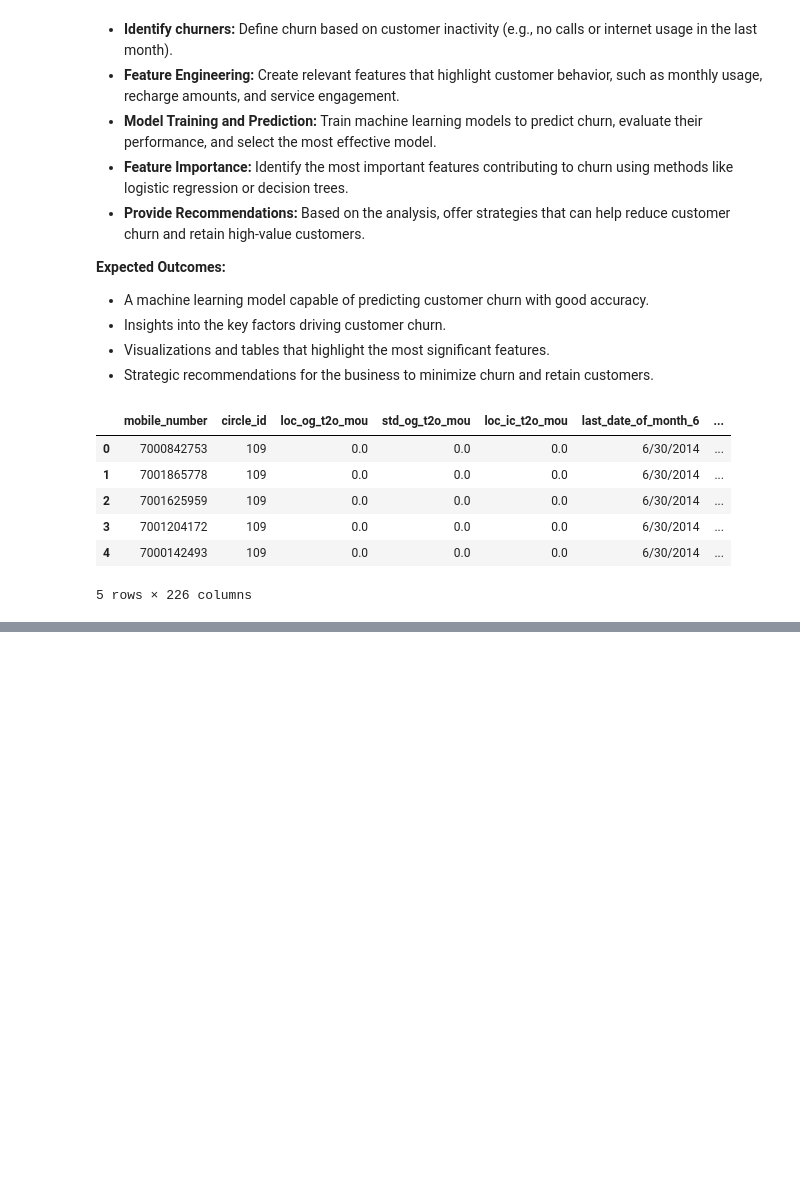
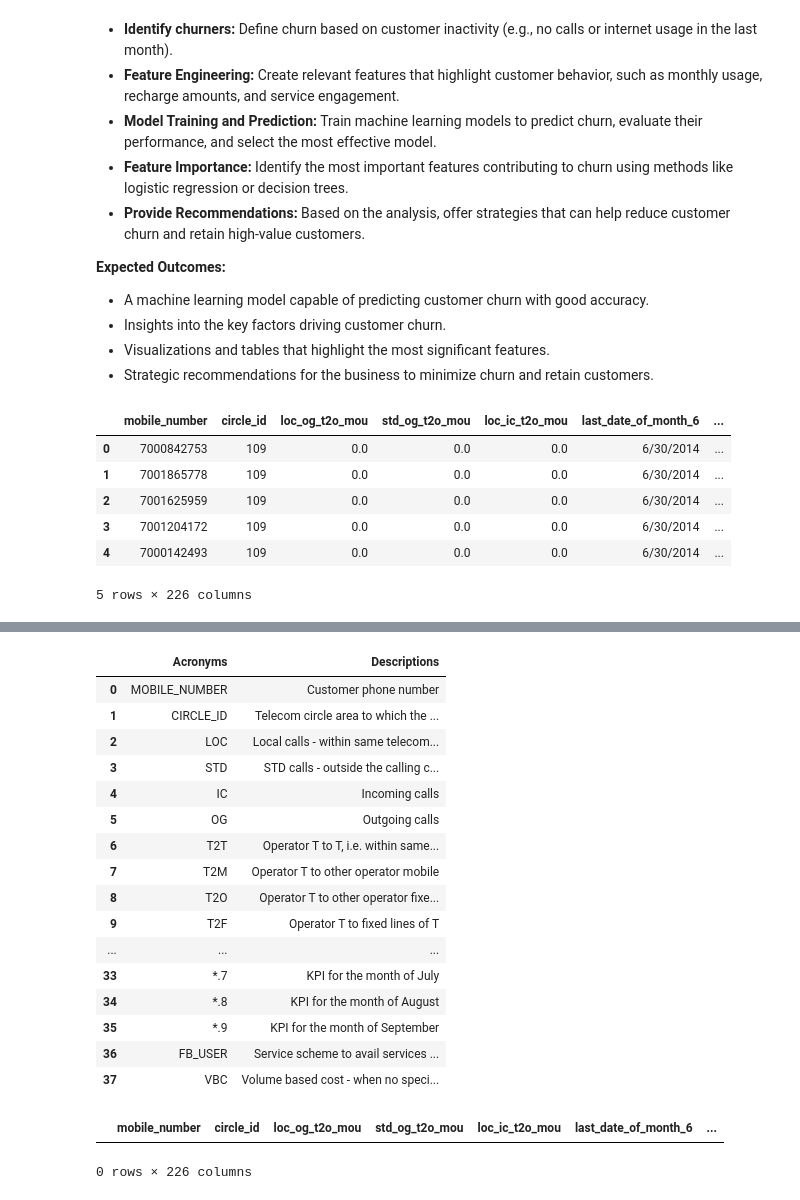
Before and after one commit to rajeshi/case_study_telcom_churn_ml2, a Jupyter notebook: Churn_UseCase_Machine_Learning_II.ipynb, the cells around one changed output, grey strips where cells are left out. Cells and saved outputs as stored; diff of their text form; code cells hidden in the pictures; blank space fills up the shorter version.

```diff
--- a/Churn_UseCase_Machine_Learning_II.ipynb
+++ b/Churn_UseCase_Machine_Learning_II.ipynb
@@ -43,0 +69,28 @@ telecom_df.head()
+# %%
+telecom_data_dictionary=pd.read_excel("Data+Dictionary-+Telecom+Churn+Case+Study.xlsx")
+# %%
+telecom_data_dictionary
+# %% [output]
+|  | Acronyms | Descriptions |
+| 0 | MOBILE_NUMBER | Customer phone number |
+| 1 | CIRCLE_ID | Telecom circle area to which the ... |
+| 2 | LOC | Local calls - within same telecom... |
+| 3 | STD | STD calls - outside the calling c... |
+| 4 | IC | Incoming calls |
+| 5 | OG | Outgoing calls |
+| 6 | T2T | Operator T to T, i.e. within same... |
+| 7 | T2M | Operator T to other operator mobile |
+| 8 | T2O | Operator T to other operator fixe... |
+| 9 | T2F | Operator T to fixed lines of T |
+| ... | ... | ... |
+| 33 | *.7 | KPI for the month of July |
+| 34 | *.8 | KPI for the month of August |
+| 35 | *.9 | KPI for the month of September |
+| 36 | FB_USER | Service scheme to avail services ... |
+| 37 | VBC | Volume based cost - when no speci... |
+# %%
+duplicated=telecom_data[telecom_data.duplicated()]
+duplicated
+# %% [output]
+|  | mobile_number | circle_id | loc_og_t2o_mou | std_og_t2o_mou | loc_ic_t2o_mou | last_date_of_month_6 | ... |
+0 rows × 226 columns
```
Also changed, not shown: parts of 36 cells of this notebook, 1 other file.
